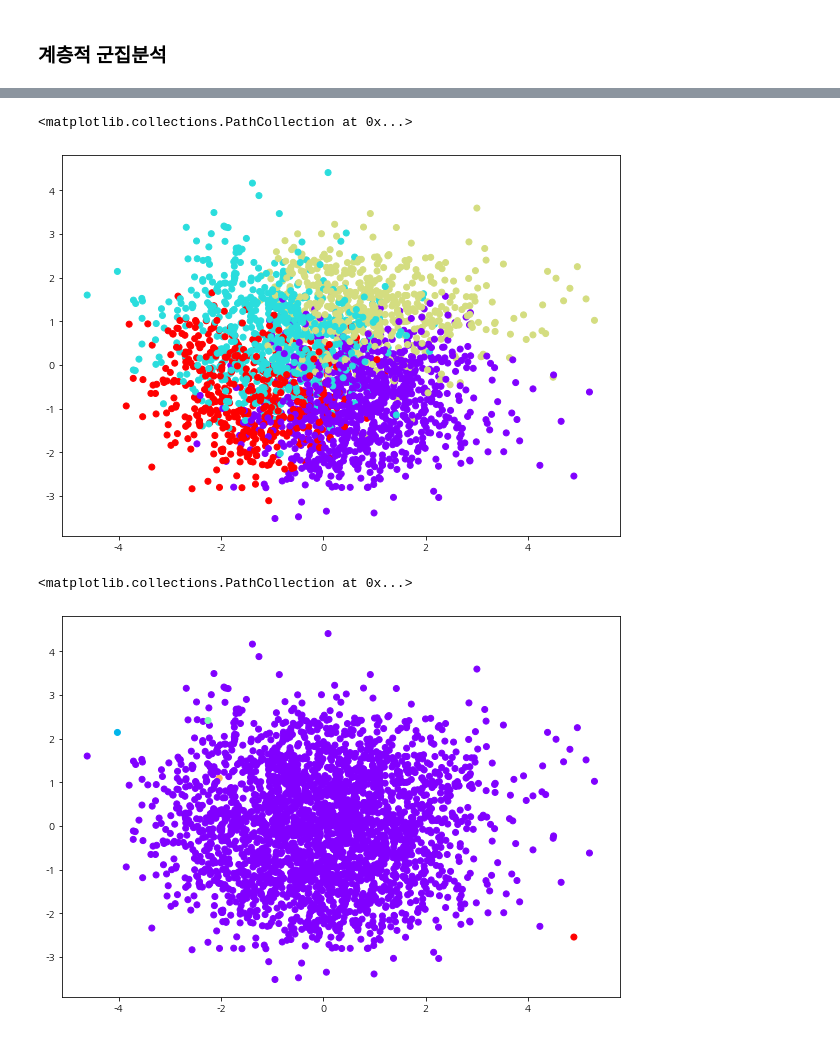
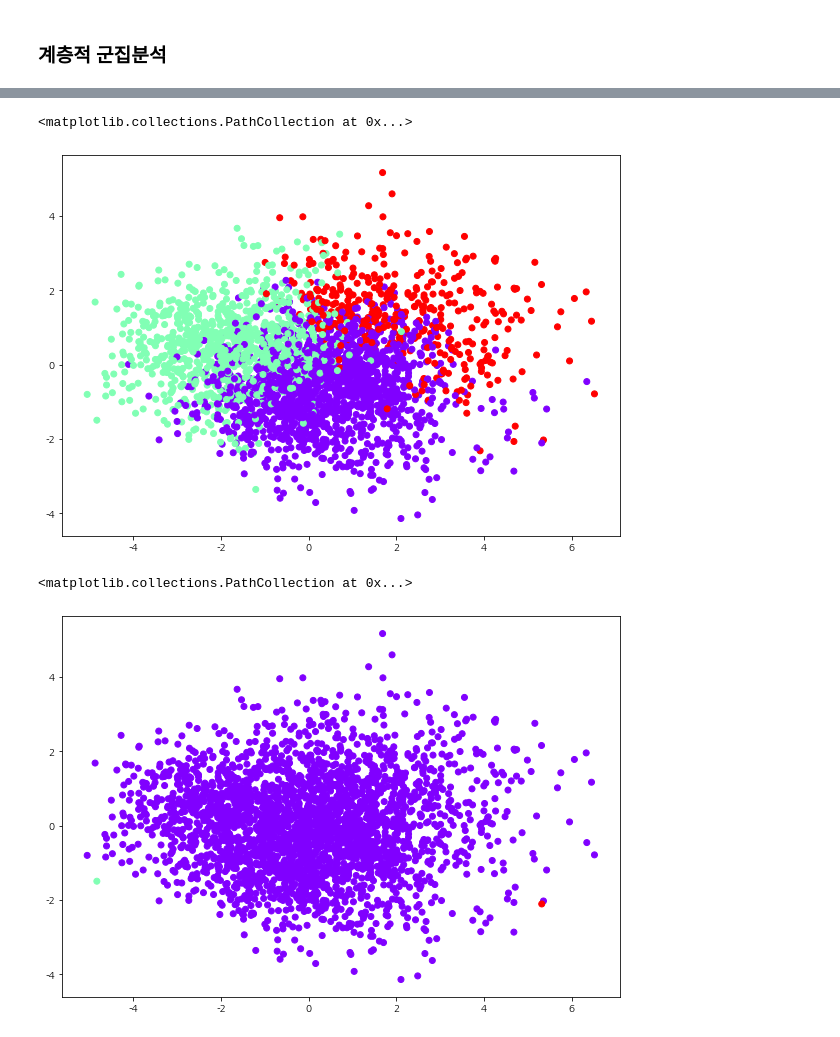
Before and after one commit to Insight-Sogang-Univ/insightcon_3rd_dog, a Jupyter notebook: 000.ipynb, the cells around one changed output, grey strips where cells are left out. Cells and saved outputs as stored; diff of their text form; code cells hidden in the pictures.

```diff
--- a/000.ipynb
+++ b/000.ipynb
@@ -14,6 +14,6 @@ import pandas as pd
 import matplotlib.cm as cm
 import math
 
-data = pd.read_csv('인사이콘3_Data.csv')
+data = pd.read_csv('data_3.csv')
 data.head()
 # %% [output]
@@ -49,7 +49,7 @@ data_cleaning.head()
 # %% [markdown]
 ### PCA
 # %%
-data_pca = data_cleaning.copy()
+data_pca = data.copy()
 # %%
 %matplotlib inline
 corr = data_pca.corr()
@@ -309,21 +362,21 @@ data_pca3.head(3)
 from sklearn.cluster import AgglomerativeClustering
 # %%
 #와드연결법
-cluster = AgglomerativeClustering(n_clusters=4, affinity='euclidean', linkage='ward')
+cluster = AgglomerativeClustering(n_clusters=3, affinity='euclidean', linkage='ward')
 cluster.fit_predict(data_pca3)
 plt.figure(figsize=(10, 7))
 plt.scatter(data_pca3['pca_x'], data_pca3['pca_y'], c=cluster.labels_, cmap='rainbow')
 # %% [output]
 <matplotlib.collections.PathCollection at 0x...>
-[figure, old version]
+[figure, new version]
 # %%
 # 단일연결법
-cluster_2 = AgglomerativeClustering(n_clusters=5, affinity='euclidean', linkage='single')
+cluster_2 = AgglomerativeClustering(n_clusters=3, affinity='euclidean', linkage='single')
 cluster_2.fit_predict(data_pca3)
 plt.figure(figsize=(10, 7))
 plt.scatter(data_pca3['pca_x'], data_pca3['pca_y'], c=cluster_2.labels_, cmap='rainbow')
 # %% [output]
 <matplotlib.collections.PathCollection at 0x...>
-[figure, old version]
+[figure, new version]
 # %%
 # 완전연결법
```
Also changed, not shown: parts of 8 cells of this notebook, 3 other files.
